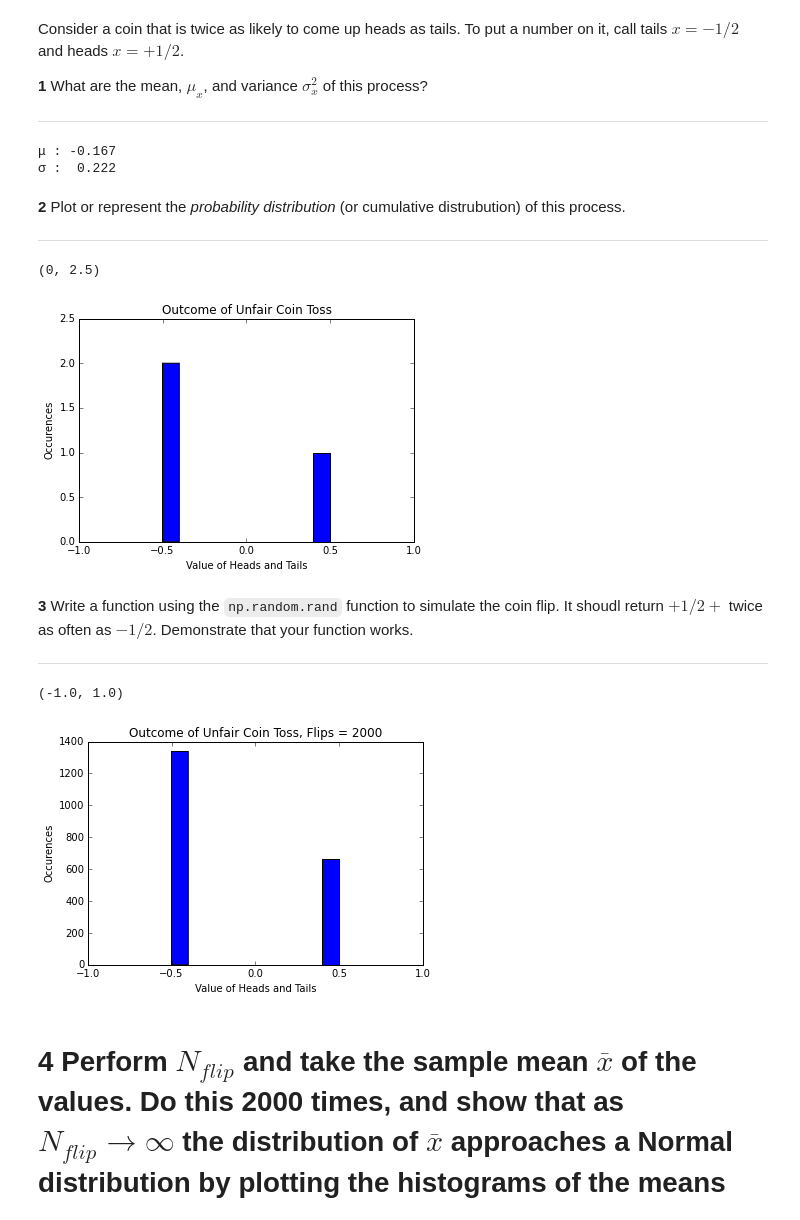
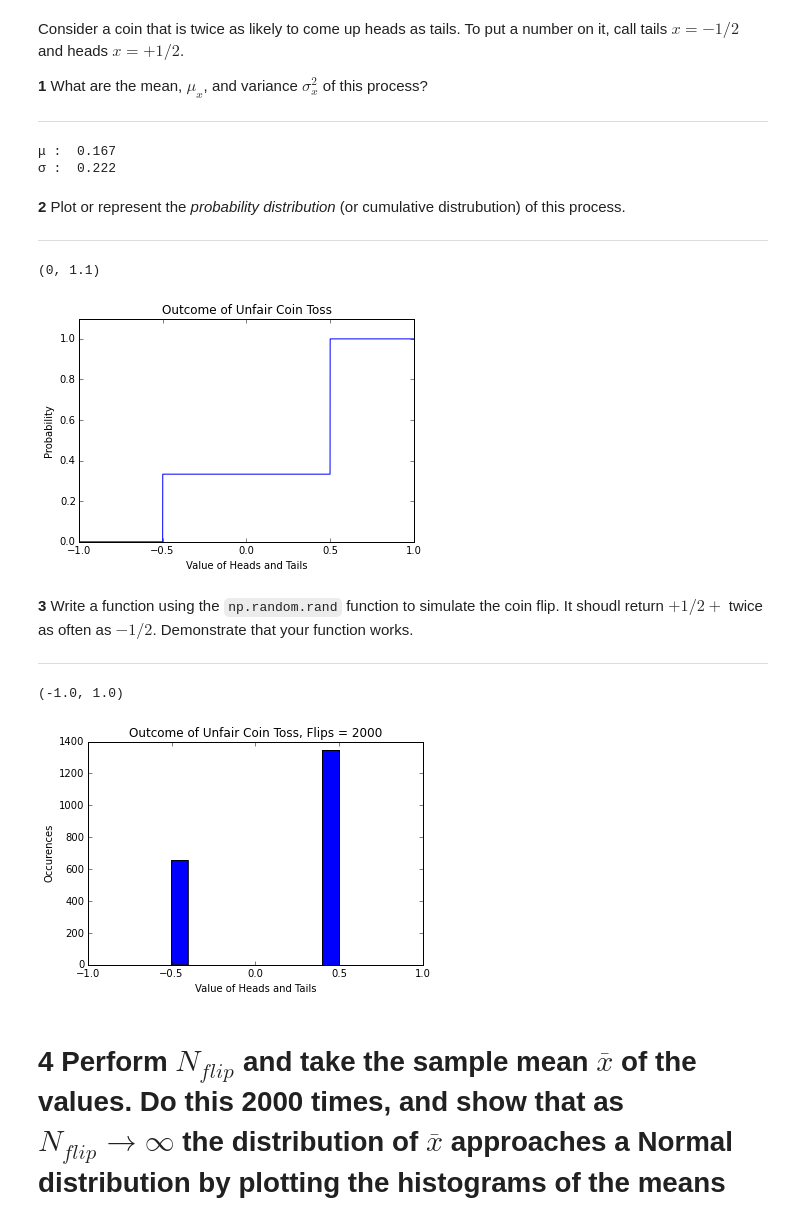
Before and after one commit to ingosh/Phy411Assignments, a Jupyter notebook: Assignment-01.ipynb, the cells around one changed output. Saved outputs shown, nothing was run; the diff lists cells and outputs as text; code cells hidden in the pictures.

```diff
--- a/Assignment-01.ipynb
+++ b/Assignment-01.ipynb
@@ -112,26 +112,30 @@ Consider a coin that is twice as likely to come up heads as tails. To put a numb
 <hr>
 # %%
 # YOUR CODE HERE
-flip = [-1./2., -1./2., 1./2.]
+flip = [-1./2., 1./2., 1./2.]
 print 'μ : %6.3f' %np.mean(flip)
 print 'σ : %6.3f'%np.var(flip)
 #raise NotImplementedError()
 # %% [output]
-μ : -0.167
+μ :  0.167
 σ :  0.222
 # %% [markdown]
 **2** Plot or represent the *probability distribution*  (or cumulative distrubution) of this process.
 <hr>
 # %%
 # YOUR CODE HERE
+x = np.arange(-1.,1.,0.000001)
+P = x*0
+P[x>-0.5]=1./3.
+P[x>0.5]=1
 fig4=plt.figure();ax4=fig4.add_subplot(1,1,1);
-ax4.hist(flip,10);ax4.set_title('Outcome of Unfair Coin Toss')
-ax4.set_xlabel('Value of Heads and Tails');ax4.set_ylabel('Occurences');ax4.set_xlim([-1.0,1.]); ax4.set_ylim([0,2.5])
+ax4.plot(x,P);ax4.set_title('Outcome of Unfair Coin Toss')
+ax4.set_xlabel('Value of Heads and Tails');ax4.set_ylabel('Probability');ax4.set_xlim([-1.0,1.]); ax4.set_ylim([0,1.1])
 
 #raise NotImplementedError()
 # %% [output]
-(0, 2.5)
+(0, 1.1)
-[figure, old version]
+[figure, new version]
 # %% [markdown]
 **3** Write a function using the `np.random.rand` function to simulate the coin flip.  It shoudl return $+1/2+$ twice as often as $-1/2$.  Demonstrate that your function works.
 <hr>
@@ -141,7 +145,7 @@ def flipcoin(N,myseed):
     np.random.seed(seed=myseed)
     flop = np.random.rand(N)
     for i in range(N):
-        if flop[i] < 2./3.:
+        if flop[i] < 1./3.:
             flop[i] = -1./2.
         else:
             flop[i] = 1./2.
@@ -153,7 +157,7 @@ ax5.set_xlabel('Value of Heads and Tails');ax5.set_ylabel('Occurences');ax5.set_
 #raise NotImplementedError()
 # %% [output]
 (-1.0, 1.0)
-[figure, old version]
+[figure, new version]
 # %% [markdown]
 # **4** Perform $N_{flip}$ and take the sample mean $\overline{x}$ of the values.  Do this 2000 times, and show that as $N_{flip}\to\infty$ the distribution of $\overline{x}$ approaches a Normal distribution by plotting the histograms of the means for each.  For $N_{flip}$ choose 2, 16, 64, 256.
 
```
Also changed, not shown: parts of 3 cells of this notebook.
